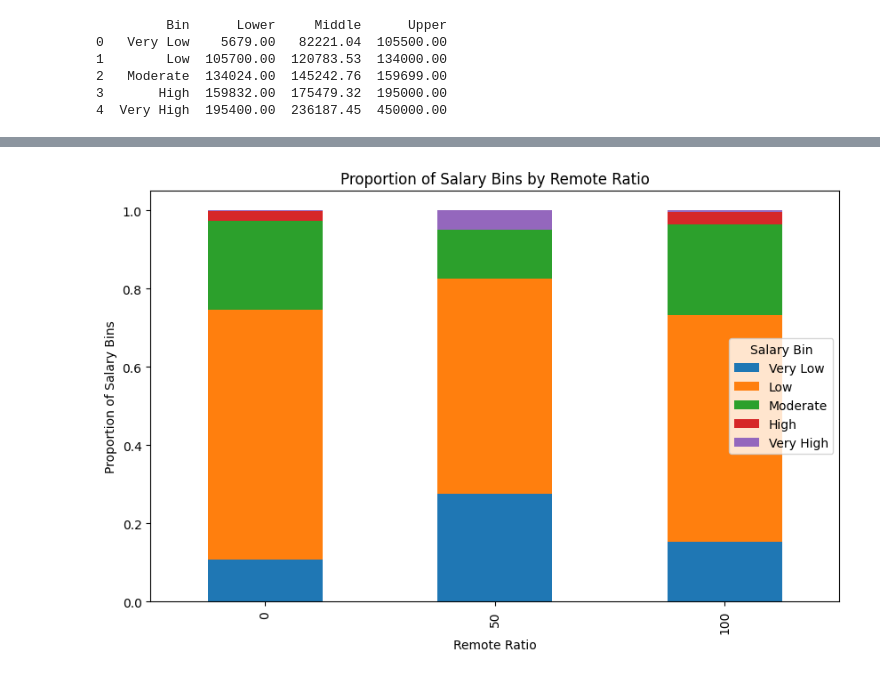
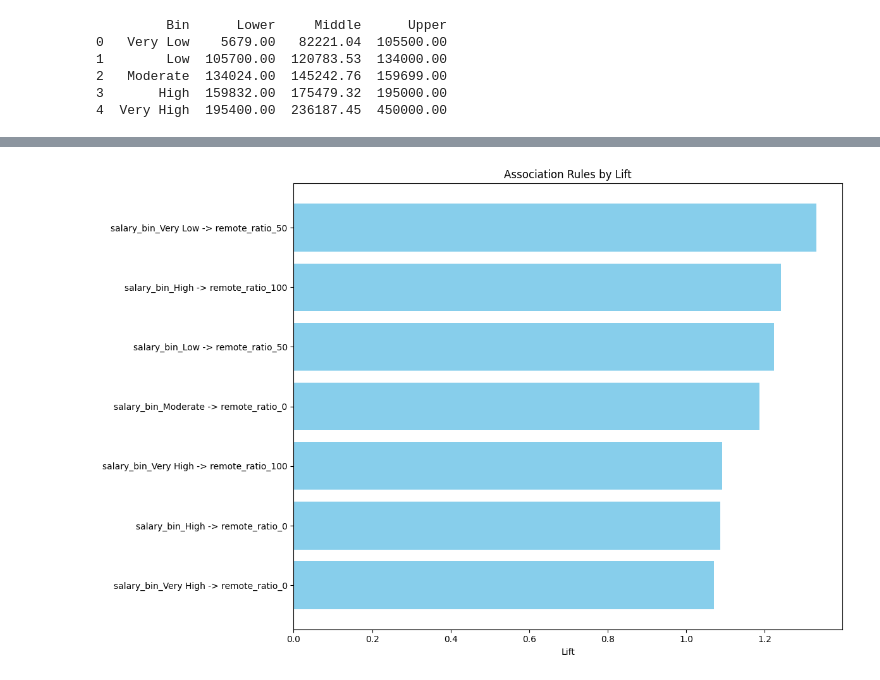
Before and after one commit to Brasprin/CSMODEL, a Jupyter notebook: CSMODEL_Project_S16_Group12.ipynb, the cells around one changed output, grey strips where cells are left out. Cells and saved outputs as stored; diff of their text form; code cells hidden in the pictures.

Commit message:
Association rules update
B. Association Rules (salary_bin -> remote_ratio) and C. Association Rules (salary_bin -> company_size)

```diff
--- a/CSMODEL_Project_S16_Group12.ipynb
+++ b/CSMODEL_Project_S16_Group12.ipynb
@@ -540,6 +543,8 @@ As discovered from the Exploratory Data Analysis, the salaries found in the data
 * **High**
 * **Very High**
 # %%
+ds_us_salary_clean = ds_us_salary_clean.copy()
+
 labels = ['Very Low', 'Low', 'Moderate', 'High', 'Very High']
 
 ds_us_salary_clean.loc[:, 'salary_bin'] = pd.qcut(ds_us_salary_clean['salary_in_usd'], q=5, labels=labels)
@@ -607,14 +607,3 @@ print(bin_summary_df)
 2   Moderate  134024.00  145242.76  159699.00
 3       High  159832.00  175479.32  195000.00
 4  Very High  195400.00  236187.45  450000.00
-# %%
-salary_bins = pd.cut(ds_us_salary_clean['salary_in_usd'], bins=5, labels=['Very Low', 'Low', 'Moderate', 'High', 'Very High'])
-ds_us_salary_clean.loc[:, 'salary_bin'] = salary_bins
-
-# Counts of each salary bin for each remote ratio
-salary_bin_counts = ds_us_salary_clean.groupby(['remote_ratio', 'salary_bin'], observed=False).size().unstack(fill_value=0)
-
-# Proportions of each salary bin within each remote ratio
-salary_bin_proportions = salary_bin_counts.div(salary_bin_counts.sum(axis=1), axis=0)
-
-print(salary_bin_proportions.to_string(float_format='{:.2%}'.format))
@@ -627,10 +683,15 @@ remote_ratio
 # %%
-salary_bin_proportions.plot(kind='bar', stacked=True, figsize=(10, 6))
+sorted_rules = rules.sort_values('lift', ascending=False)
 
-plt.xlabel('Remote Ratio')
-plt.ylabel('Proportion of Salary Bins')
-plt.title('Proportion of Salary Bins by Remote Ratio')
-plt.legend(title='Salary Bin')
+plt.figure(figsize=(12, 8))
+plt.barh(range(len(sorted_rules)), sorted_rules['lift'], color='skyblue')
+rule_labels = [f'{list(x)[0]} -> {list(y)[0]}' for x, y in zip(sorted_rules['antecedents'], sorted_rules['consequents'])]
+
+plt.yticks(range(len(sorted_rules)), rule_labels)
+plt.xlabel('Lift')
+plt.title('Association Rules by Lift')
+plt.gca().invert_yaxis()
+plt.tight_layout()
 plt.show()
 # %% [output]
-[figure, old version]
+[figure, new version]
```
Also changed, not shown: parts of 16 cells of this notebook.
